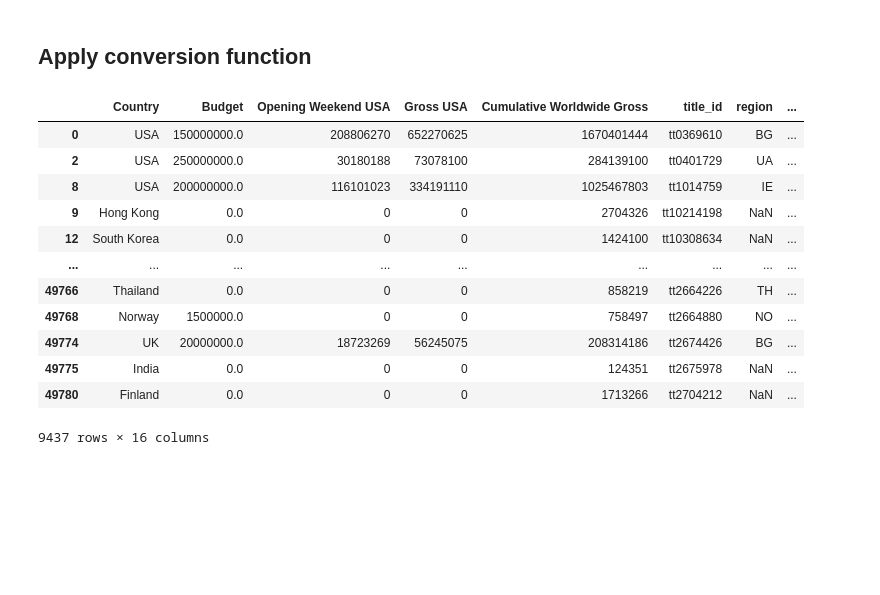
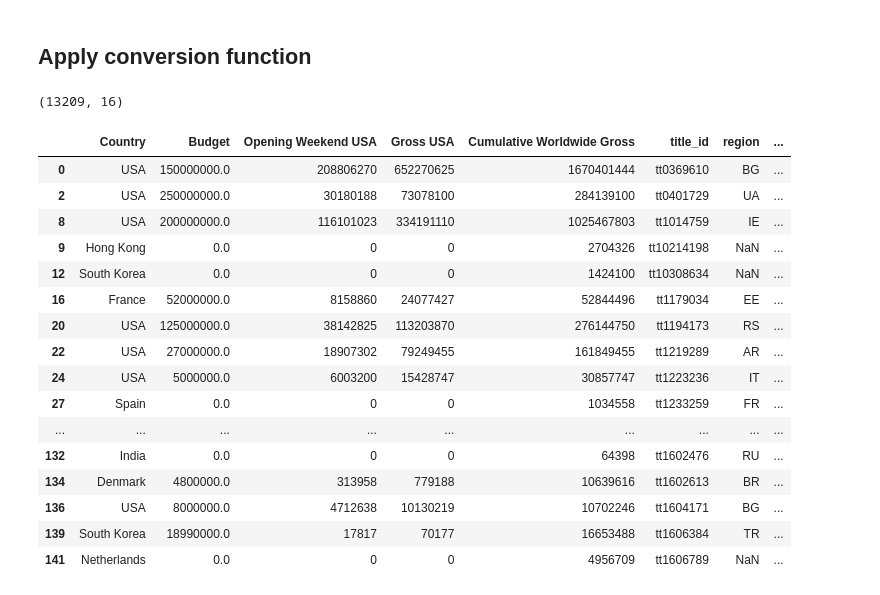
Before and after one commit to davidlebruce/movie_industry_project, a Jupyter notebook: imdb_data_exp.ipynb, the cells around one changed output. Drawn from its saved outputs; the diff is of its cells as text; code cells hidden in the pictures; blank space fills up the shorter version.

```diff
--- a/imdb_data_exp.ipynb
+++ b/imdb_data_exp.ipynb
@@ -294,18 +316,26 @@ def conversion_rates(x):
 # %%
 df['Budget'] = df['Budget'].apply(lambda x: conversion_rates(x))
 # %%
-df
+df.shape
 # %% [output]
-|  | Country | Budget | Opening Weekend USA | Gross USA | Cumulative Worldwide Gross | title_id | region | ... |
-| 0 | USA | 150000000.0 | 208806270 | 652270625 | 1670401444 | tt0369610 | BG | ... |
-| 2 | USA | 250000000.0 | 30180188 | 73078100 | 284139100 | tt0401729 | UA | ... |
-| 8 | USA | 200000000.0 | 116101023 | 334191110 | 1025467803 | tt1014759 | IE | ... |
-| 9 | Hong Kong | 0.0 | 0 | 0 | 2704326 | tt10214198 | NaN | ... |
-| 12 | South Korea | 0.0 | 0 | 0 | 1424100 | tt10308634 | NaN | ... |
-| ... | ... | ... | ... | ... | ... | ... | ... | ... |
-| 49766 | Thailand | 0.0 | 0 | 0 | 858219 | tt2664226 | TH | ... |
-| 49768 | Norway | 1500000.0 | 0 | 0 | 758497 | tt2664880 | NO | ... |
-| 49774 | UK | 20000000.0 | 18723269 | 56245075 | 208314186 | tt2674426 | BG | ... |
-| 49775 | India | 0.0 | 0 | 0 | 124351 | tt2675978 | NaN | ... |
-| 49780 | Finland | 0.0 | 0 | 0 | 1713266 | tt2704212 | NaN | ... |
-9437 rows × 16 columns
+(13209, 16)
+# %%
+df.head(50)
+# %% [output]
+|  | Country | Budget | Opening Weekend USA | Gross USA | Cumulative Worldwide Gross | title_id | region | ... |
+| 0 | USA | 150000000.0 | 208806270 | 652270625 | 1670401444 | tt0369610 | BG | ... |
+| 2 | USA | 250000000.0 | 30180188 | 73078100 | 284139100 | tt0401729 | UA | ... |
+| 8 | USA | 200000000.0 | 116101023 | 334191110 | 1025467803 | tt1014759 | IE | ... |
+| 9 | Hong Kong | 0.0 | 0 | 0 | 2704326 | tt10214198 | NaN | ... |
+| 12 | South Korea | 0.0 | 0 | 0 | 1424100 | tt10308634 | NaN | ... |
+| 16 | France | 52000000.0 | 8158860 | 24077427 | 52844496 | tt1179034 | EE | ... |
+| 20 | USA | 125000000.0 | 38142825 | 113203870 | 276144750 | tt1194173 | RS | ... |
+| 22 | USA | 27000000.0 | 18907302 | 79249455 | 161849455 | tt1219289 | AR | ... |
+| 24 | USA | 5000000.0 | 6003200 | 15428747 | 30857747 | tt1223236 | IT | ... |
+| 27 | Spain | 0.0 | 0 | 0 | 1034558 | tt1233259 | FR | ... |
+| ... | ... | ... | ... | ... | ... | ... | ... | ... |
+| 132 | India | 0.0 | 0 | 0 | 64398 | tt1602476 | RU | ... |
+| 134 | Denmark | 4800000.0 | 313958 | 779188 | 10639616 | tt1602613 | BR | ... |
+| 136 | USA | 8000000.0 | 4712638 | 10130219 | 10702246 | tt1604171 | BG | ... |
+| 139 | South Korea | 18990000.0 | 17817 | 70177 | 16653488 | tt1606384 | TR | ... |
+| 141 | Netherlands | 0.0 | 0 | 0 | 4956709 | tt1606789 | NaN | ... |
```
Also changed, not shown: parts of 10 cells of this notebook, 5 other files.
